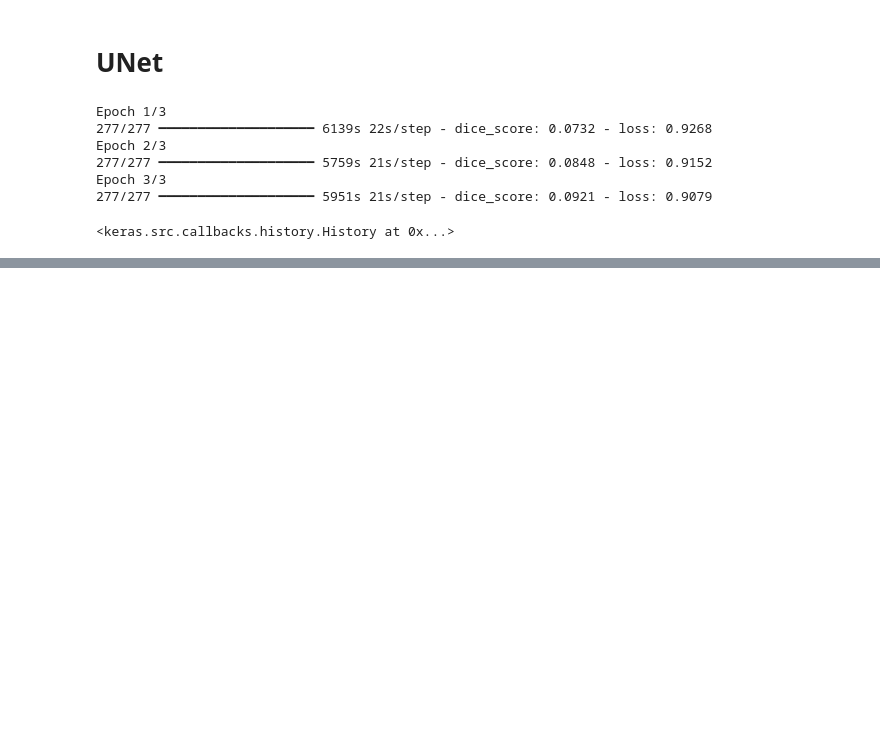
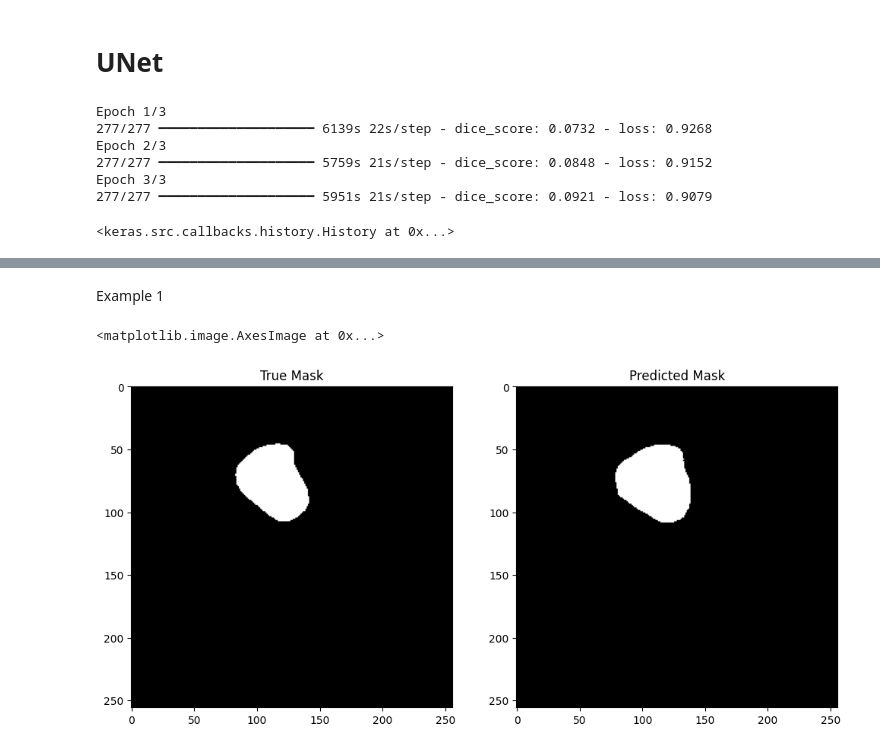
Before and after one commit to patrikpusztai10/BrainTumorSegmentation, a Jupyter notebook: TumorSegmentationWithDataset2.ipynb, the cells around one changed output, grey strips where cells are left out. Saved outputs shown, nothing was run; the diff lists cells and outputs as text; code cells hidden in the pictures; blank space fills up the shorter version.

Commit message:
Added example images for the outputs.

```diff
--- a/TumorSegmentationWithDataset2.ipynb
+++ b/TumorSegmentationWithDataset2.ipynb
@@ -130,0 +136,2 @@ with open('unet_model.pkl', 'wb') as f:
+# %%
+load_model = pickle.load(open('unet_model.pkl', 'rb'))
@@ -130,0 +140,2 @@ with open('unet_model.pkl', 'wb') as f:
+# %%
+y_pred= load_model.predict(X_test)
@@ -130,0 +144,16 @@ with open('unet_model.pkl', 'wb') as f:
+# %% [markdown]
+Example 1
+# %%
+import matplotlib.pyplot as plt
+mask_true= y_test[13].squeeze()
+mask_pred= (y_pred[13].squeeze() > 0.5).astype('float32')
+plt.figure(figsize=(12, 6))
+plt.subplot(1, 2, 1)
+plt.title('True Mask')
+plt.imshow(mask_true, cmap='gray')
+plt.subplot(1, 2, 2)
+plt.title('Predicted Mask')
+plt.imshow(mask_pred, cmap='gray')
+# %% [output]
+<matplotlib.image.AxesImage at 0x...>
+[figure, added]
```
Also changed, not shown: parts of 11 cells of this notebook.
